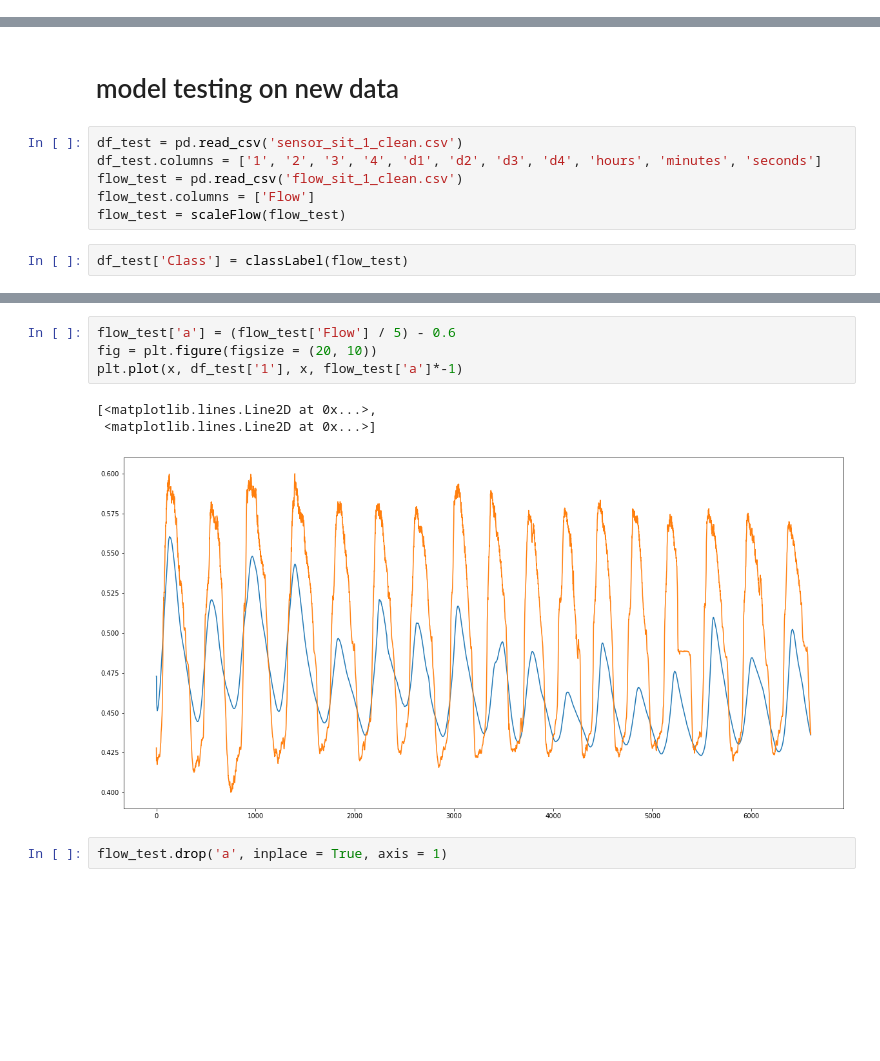
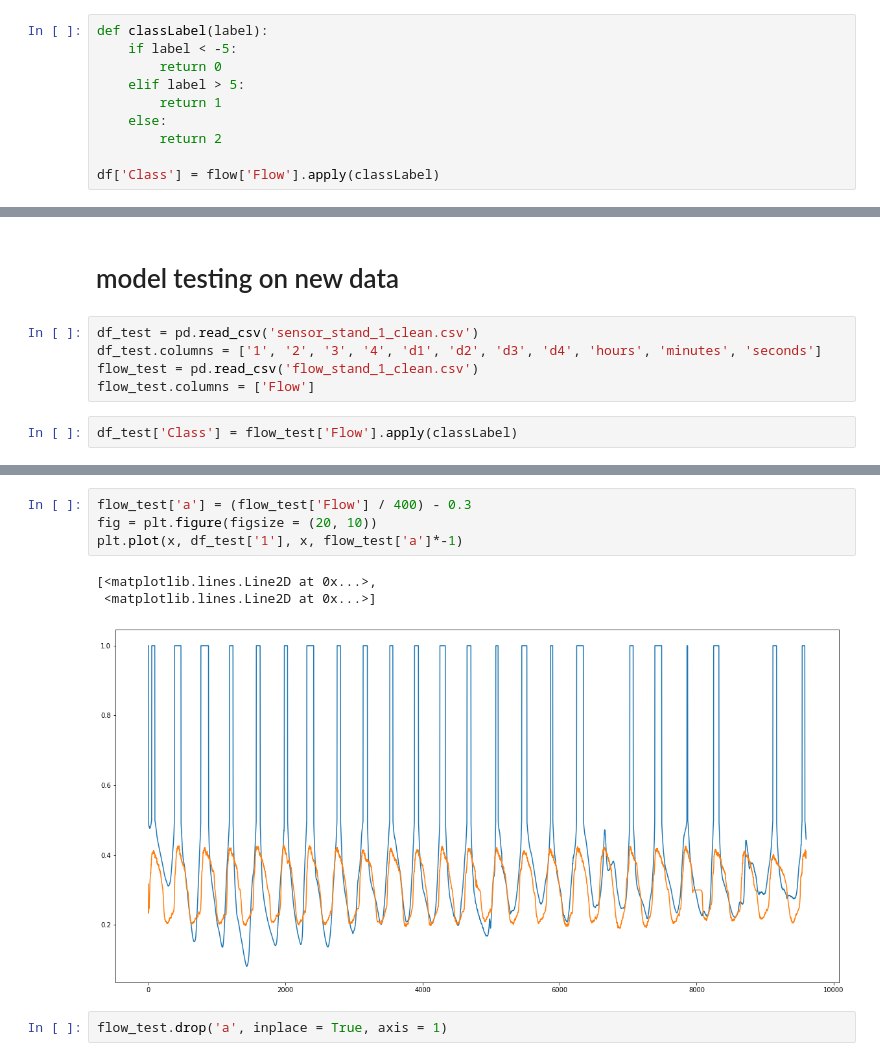
Before and after one commit to msfurr/coral_host, a Jupyter notebook: Jupyter_Notebooks/ModelTraining_Trees.ipynb, the cells around one changed output, grey strips where cells are left out. Cells and saved outputs as stored; diff of their text form; blank space fills up the shorter version.

```diff
--- a/Jupyter_Notebooks/ModelTraining_Trees.ipynb
+++ b/Jupyter_Notebooks/ModelTraining_Trees.ipynb
@@ -186,3 +143,13 @@ df['Class'] = classLabel(flow)
+# %%
+def classLabel(label):
+    if label < -5:
+        return 0
+    elif label > 5:
+        return 1
+    else:
+        return 2
+
+df['Class'] = flow['Flow'].apply(classLabel)
 # %%
 fig = plt.figure(figsize = (15, 6))
 sns.scatterplot(y = flow['Flow'], x = range(0, len(flow)), hue = df['Class'], palette = 'coolwarm')
@@ -270,13 +233,12 @@ weighted avg       0.98      0.98      0.98      1830
 # %% [markdown]
 # model testing on new data
 # %%
-df_test = pd.read_csv('sensor_sit_1_clean.csv')
+df_test = pd.read_csv('sensor_stand_1_clean.csv')
 df_test.columns = ['1', '2', '3', '4', 'd1', 'd2', 'd3', 'd4', 'hours', 'minutes', 'seconds']
-flow_test = pd.read_csv('flow_sit_1_clean.csv')
+flow_test = pd.read_csv('flow_stand_1_clean.csv')
 flow_test.columns = ['Flow']
-flow_test = scaleFlow(flow_test)
 # %%
-df_test['Class'] = classLabel(flow_test)
+df_test['Class'] = flow_test['Flow'].apply(classLabel)
 # %%
 x = range(0, len(df_test))
 fig = plt.figure(figsize = (15, 8))
@@ -313,11 +275,11 @@ plt.plot(flow_test['Flow'])
 # %%
-flow_test['a'] = (flow_test['Flow'] / 5) - 0.6
+flow_test['a'] = (flow_test['Flow'] / 400) - 0.3
 fig = plt.figure(figsize = (20, 10))
 plt.plot(x, df_test['1'], x, flow_test['a']*-1)
 # %% [output]
 [<matplotlib.lines.Line2D at 0x...>,
  <matplotlib.lines.Line2D at 0x...>]
-[figure, old version]
+[figure, new version]
 # %%
 flow_test.drop('a', inplace = True, axis = 1)
 # %%
```
Also changed, not shown: parts of 18 cells of this notebook, 13 other files.
